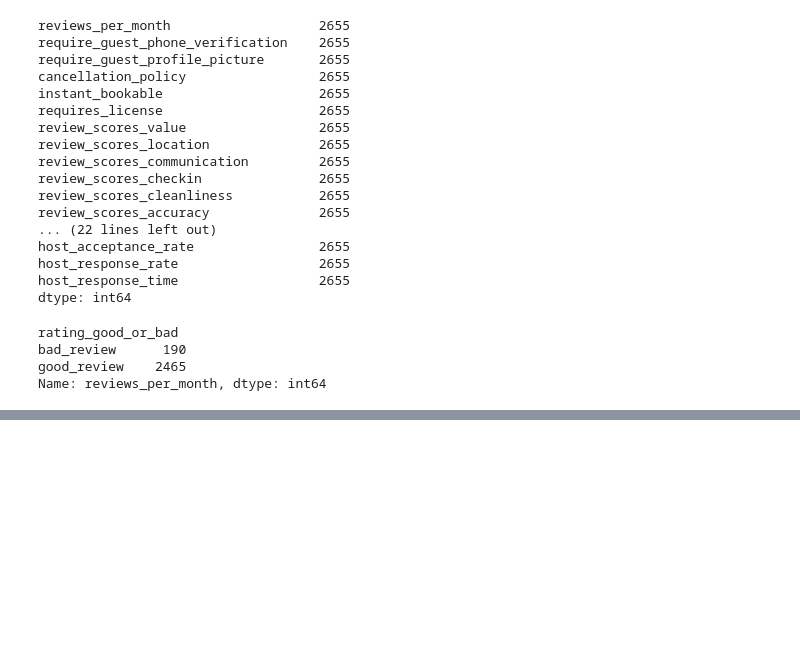
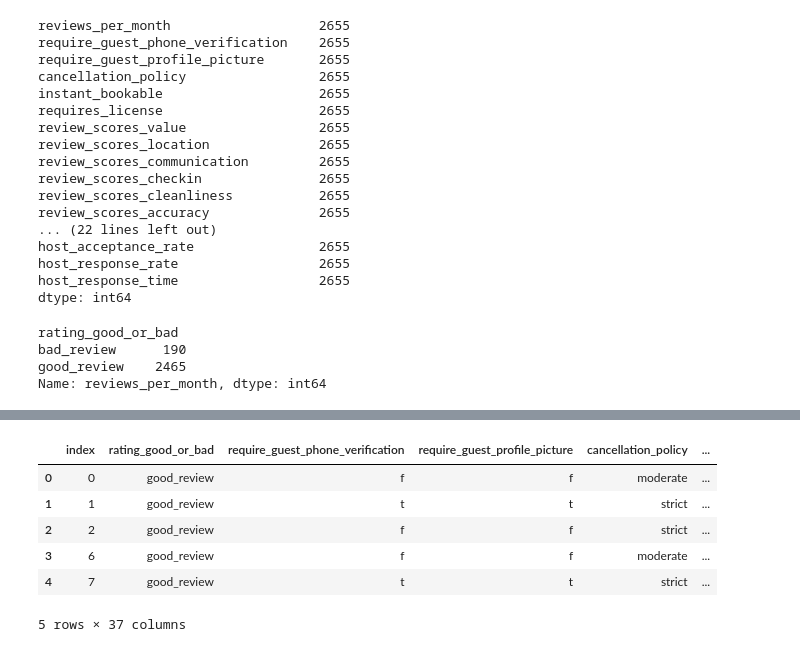
Before and after one commit to BSC1014/Final_Project_Team_5, a Jupyter notebook: ETL.IPYNB, the cells around one changed output, grey strips where cells are left out. Cells and saved outputs as stored; diff of their text form; code cells hidden in the pictures; blank space fills up the shorter version.

```diff
--- a/ETL.IPYNB
+++ b/ETL.IPYNB
@@ -153,0 +191,19 @@ ml_final.head()
+# %%
+##encoding for host requires a license
+
+# creating instance of one-hot-encoder
+enc = OneHotEncoder(handle_unknown='ignore')
+# passing bridge-types-cat column (label encoded values of bridge_types)
+enc_df = pd.DataFrame(enc.fit_transform(ml_final[['requires_license']]).toarray())
+# merge with main df bridge_df on key values
+ml_final= ml_final.join(enc_df)
+ml_final.rename(columns = {0:'host_does_not_require_license', 1:'host_does_require_license'}, inplace = True)
+ml_final.head()
+# %% [output]
+|  | index | rating_good_or_bad | require_guest_phone_verification | require_guest_profile_picture | cancellation_policy | ... |
+| 0 | 0 | good_review | f | f | moderate | ... |
+| 1 | 1 | good_review | t | t | strict | ... |
+| 2 | 2 | good_review | f | f | strict | ... |
+| 3 | 6 | good_review | f | f | moderate | ... |
+| 4 | 7 | good_review | t | t | strict | ... |
+5 rows × 37 columns
```
Also changed, not shown: parts of 17 cells of this notebook.
